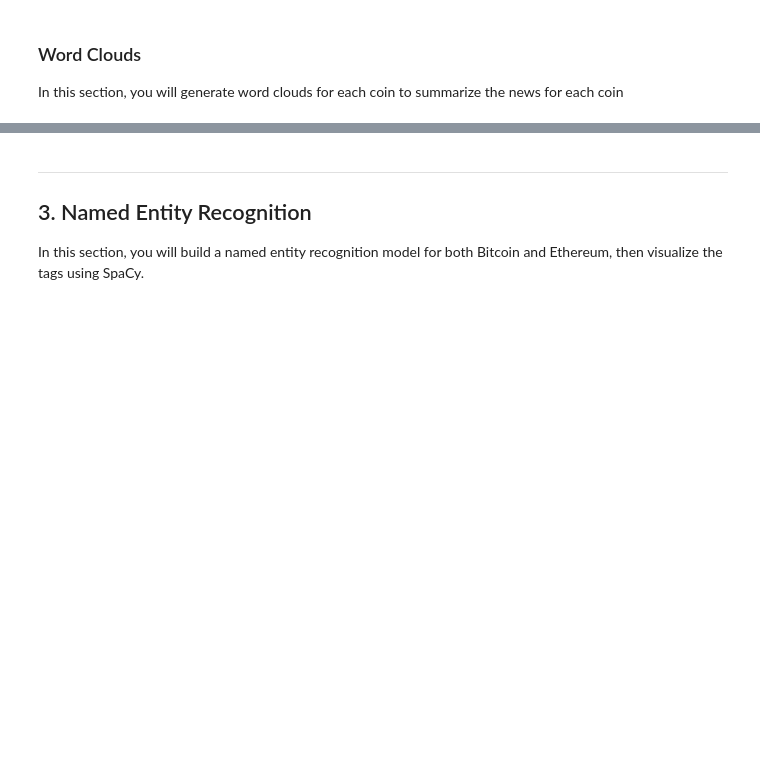
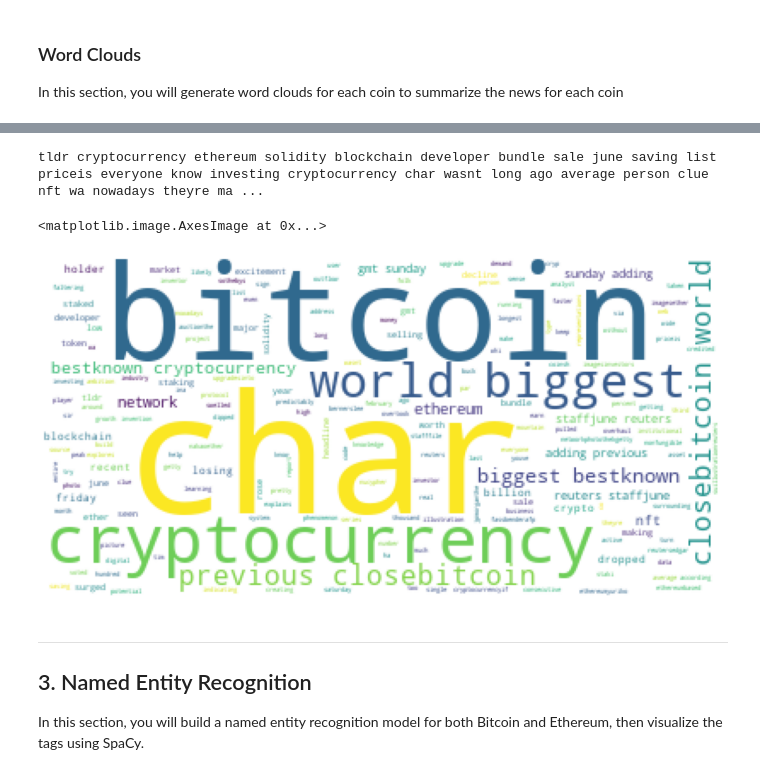
Before and after one commit to jyoung30/NLP, a Jupyter notebook: Starter_Code/crypto_sentiment.ipynb, the cells around one changed output, grey strips where cells are left out. Cells and saved outputs as stored; diff of their text form; code cells hidden in the pictures; blank space fills up the shorter version.

```diff
--- a/Starter_Code/crypto_sentiment.ipynb
+++ b/Starter_Code/crypto_sentiment.ipynb
@@ -116,0 +257,10 @@ def tokenizer(text):
+# %%
+# Compile the list of lists of tokens for each Ethereum article
+eth_word_tokenized = []
+for text in ethereum_df.text:
+   # Create a list of tokenized words for each article
+    words = []
+    words = words + tokenizer(text)
+    # append all lists of tokenized words for each article to the eth_word_tokenized list of lists
+    eth_word_tokenized.append(words)
+print(eth_word_tokenized)
@@ -135,3 +302,4 @@ from nltk import ngrams
 # %%
+
 # Generate the Ethereum N-grams where N=2
-# YOUR CODE HERE!
+eth_flat_word_tokenized_list = [item for elem in eth_word_tokenized for item in elem]
@@ -164,6 +405,18 @@ mpl.rcParams['figure.figsize'] = [20.0, 10.0]
+# %%
+# Convert a list of tokens into a single string of tokens
+eth_big_string = ' '.join([str(elem) for elem in eth_flat_word_tokenized_list ])
+print(eth_big_string)
+# %% [output]
+tldr cryptocurrency ethereum solidity blockchain developer bundle sale june saving list priceis everyone know investing cryptocurrency char wasnt long ago average person clue nft wa nowadays theyre ma ...
 # %%
 # Generate the Ethereum word cloud
 # YOUR CODE HERE!
+etc_wc = WordCloud(background_color = 'white').generate(eth_big_string)
+plt.axis("off")
+plt.imshow(etc_wc)
+# %% [output]
+<matplotlib.image.AxesImage at 0x...>
+[figure, added]
 # %% [markdown]
 ---
 ## 3. Named Entity Recognition
```
Also changed, not shown: parts of 44 cells of this notebook, 1 other file.
